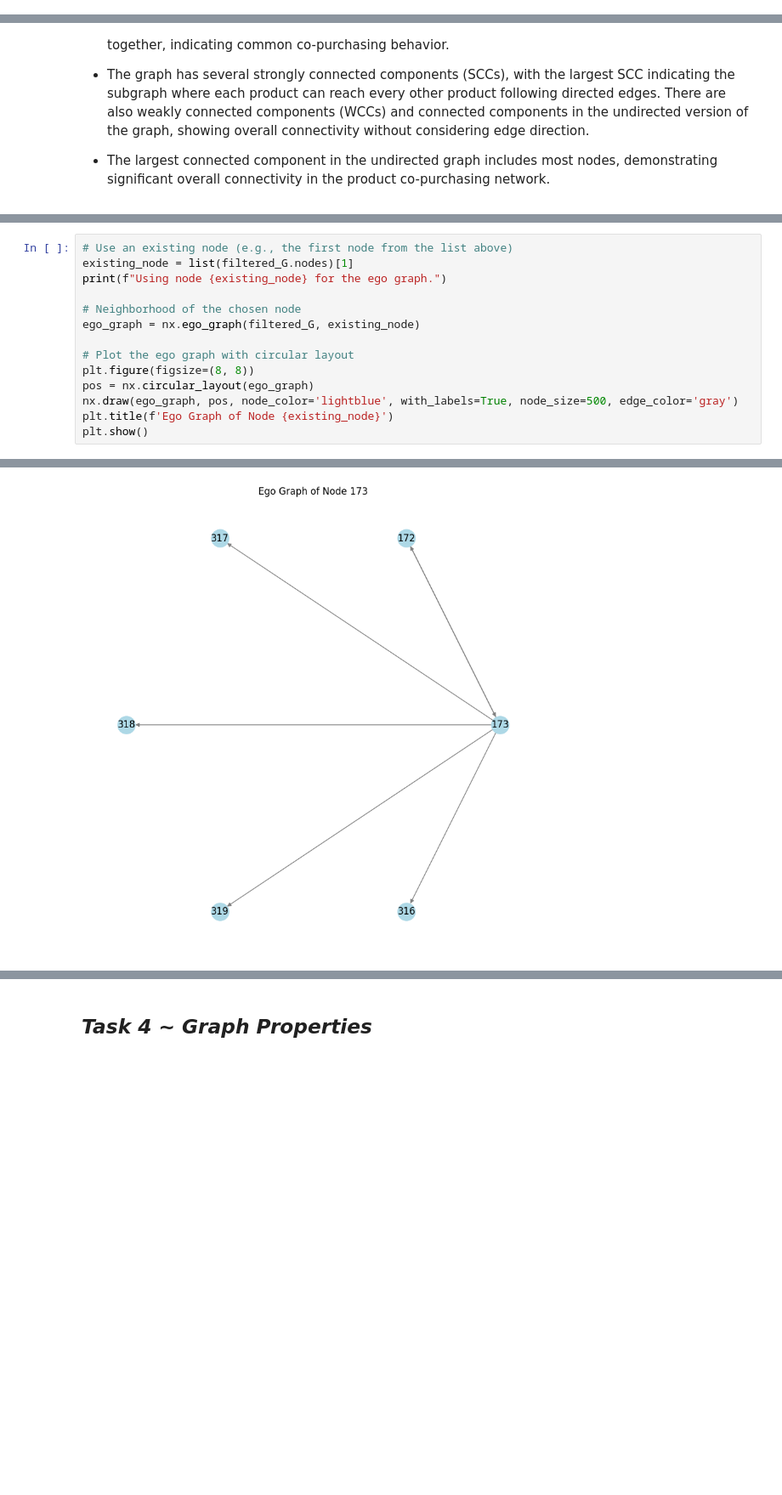
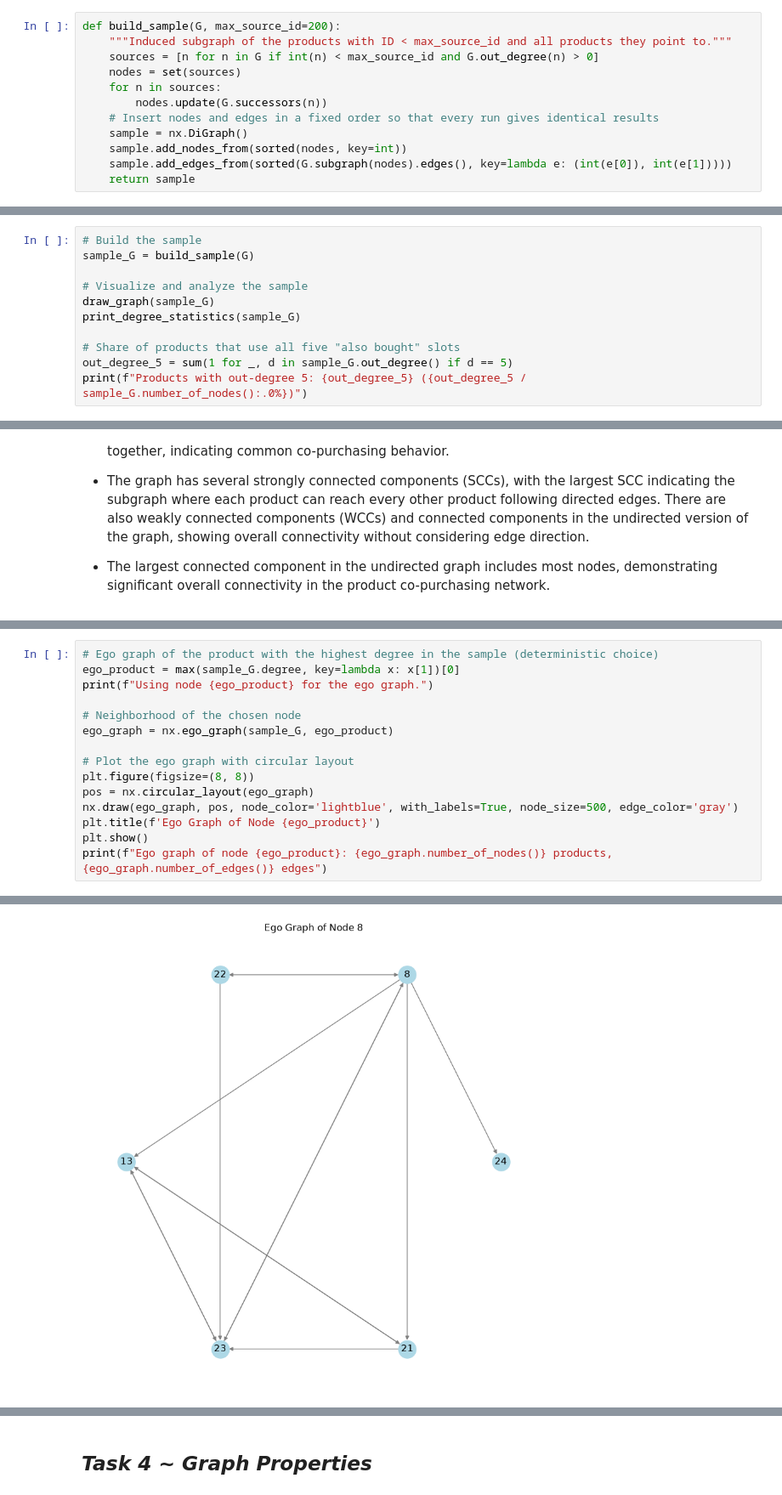
Before and after one commit to gmzonder/Enhancing-Amazon-Recommendation-With-Graph, a Jupyter notebook: Enhancing Amazon Recommendation with Graph DM.ipynb, the cells around one changed output, grey strips where cells are left out. Shown at 85% size. Cells and saved outputs as stored; diff of their text form; blank space fills up the shorter version.

```diff
--- a/Enhancing Amazon Recommendation with Graph DM.ipynb
+++ b/Enhancing Amazon Recommendation with Graph DM.ipynb
@@ -124 +124,13 @@ def criteria(u, v):
+# %%
+def build_sample(G, max_source_id=200):
+    """Induced subgraph of the products with ID < max_source_id and all products they point to."""
+    sources = [n for n in G if int(n) < max_source_id and G.out_degree(n) > 0]
+    nodes = set(sources)
+    for n in sources:
+        nodes.update(G.successors(n))
+    # Insert nodes and edges in a fixed order so that every run gives identical results
+    sample = nx.DiGraph()
+    sample.add_nodes_from(sorted(nodes, key=int))
+    sample.add_edges_from(sorted(G.subgraph(nodes).edges(), key=lambda e: (int(e[0]), int(e[1]))))
+    return sample
 # %%
@@ -183,0 +162,11 @@ Average out-degree: 2.5763157894736843
+# %%
+# Build the sample
+sample_G = build_sample(G)
+
+# Visualize and analyze the sample
+draw_graph(sample_G)
+print_degree_statistics(sample_G)
+
+# Share of products that use all five "also bought" slots
+out_degree_5 = sum(1 for _, d in sample_G.out_degree() if d == 5)
+print(f"Products with out-degree 5: {out_degree_5} ({out_degree_5 / sample_G.number_of_nodes():.0%})")
@@ -358,15 +361,16 @@ Using node 1 for the ego graph.
 # %%
-# Use an existing node (e.g., the first node from the list above)
-existing_node = list(filtered_G.nodes)[1]
-print(f"Using node {existing_node} for the ego graph.")
+# Ego graph of the product with the highest degree in the sample (deterministic choice)
+ego_product = max(sample_G.degree, key=lambda x: x[1])[0]
+print(f"Using node {ego_product} for the ego graph.")
 
 # Neighborhood of the chosen node
-ego_graph = nx.ego_graph(filtered_G, existing_node)
+ego_graph = nx.ego_graph(sample_G, ego_product)
 
 # Plot the ego graph with circular layout
 plt.figure(figsize=(8, 8))
 pos = nx.circular_layout(ego_graph)
 nx.draw(ego_graph, pos, node_color='lightblue', with_labels=True, node_size=500, edge_color='gray')
-plt.title(f'Ego Graph of Node {existing_node}')
+plt.title(f'Ego Graph of Node {ego_product}')
 plt.show()
+print(f"Ego graph of node {ego_product}: {ego_graph.number_of_nodes()} products, {ego_graph.number_of_edges()} edges")
 # %% [output]
@@ -374 +378 @@ Using node 173 for the ego graph.
-[figure, old version]
+[figure, new version]
```
Also changed, not shown: parts of 82 cells of this notebook, 3 other files.
